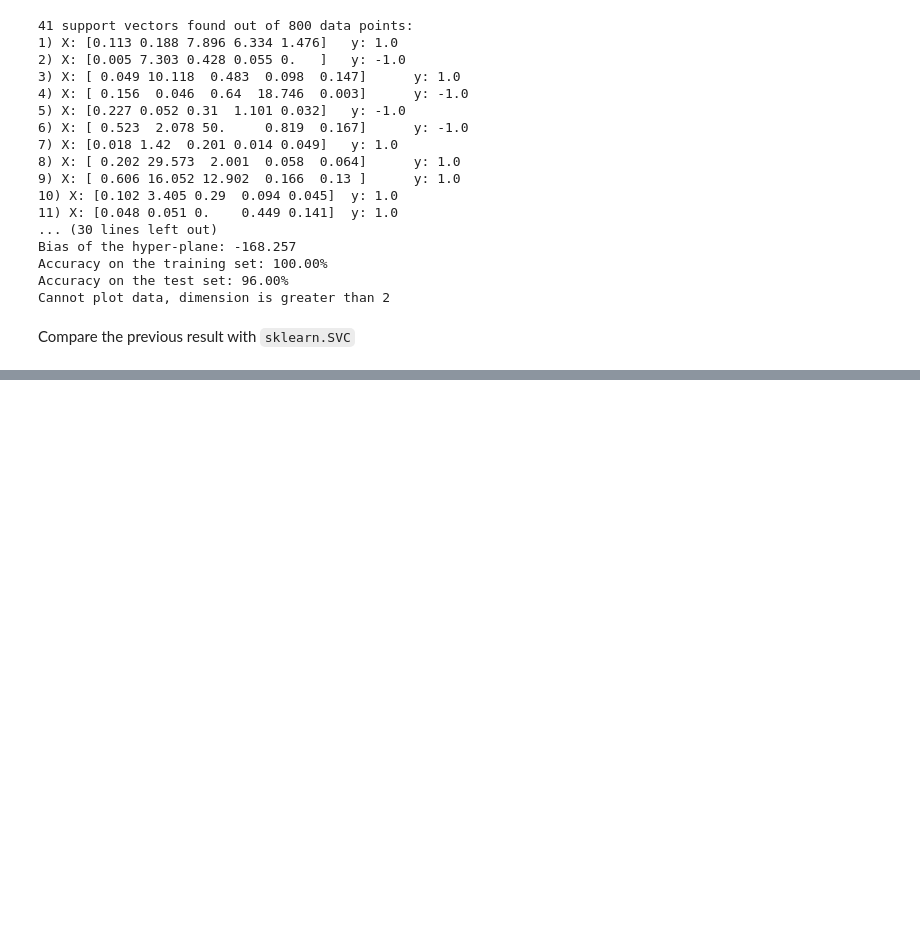
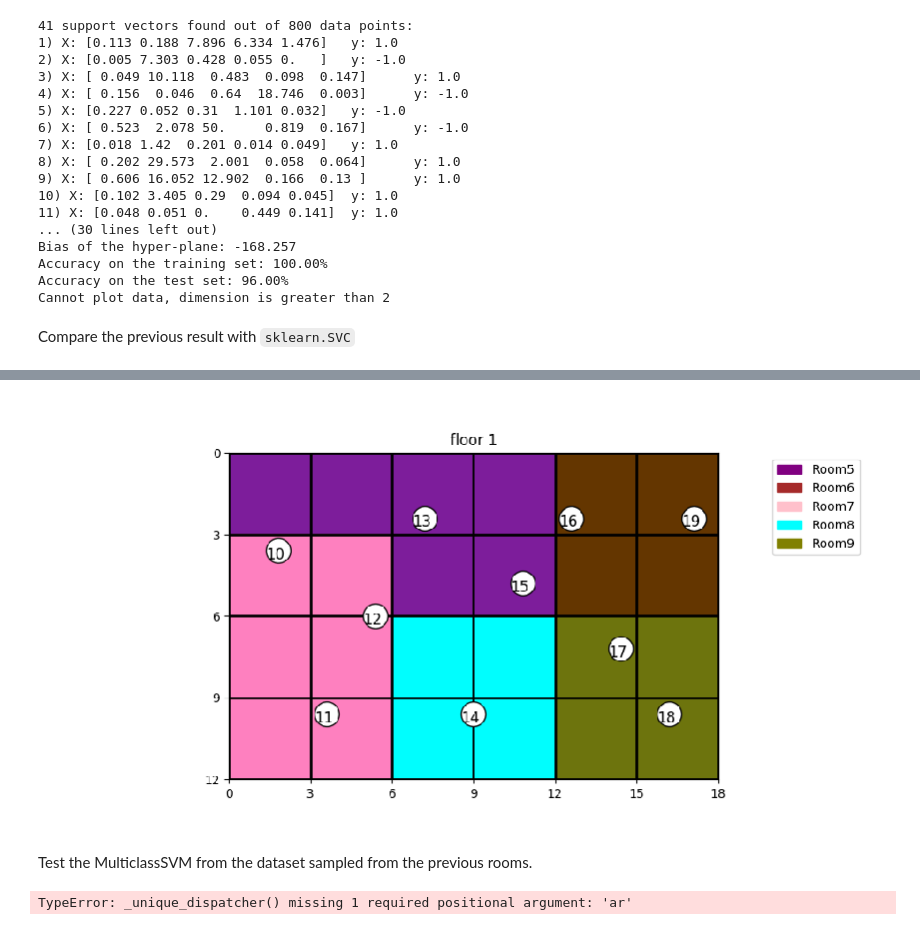
Before and after one commit to nihil21/custom-svm, a Jupyter notebook: custom-svm/svm_usecase.ipynb, the cells around one changed output, grey strips where cells are left out. Cells and saved outputs as stored; diff of their text form; code cells hidden in the pictures; blank space fills up the shorter version.

```diff
--- a/custom-svm/svm_usecase.ipynb
+++ b/custom-svm/svm_usecase.ipynb
@@ -190,0 +208,13 @@ Accuracy on the test set: 86.00%
+# %%
+show_room('data/data_png/10_rooms_floor1.png')
+# %% [output]
+[figure, added]
+# %% [markdown]
+Test the MulticlassSVM from the dataset sampled from the previous rooms.
+# %%
+f_name ="data/data_10_rooms.txt"
+X_train, X_test, y_train, y_test = read_dataset(f_name)
+svm = MulticlassSVM(kernel="rbf")
+fit_and_predict(svm, X_train, X_test, y_train, y_test, True)
+# %% [output]
+TypeError: _unique_dispatcher() missing 1 required positional argument: 'ar'
```
Also changed, not shown: parts of 11 cells of this notebook, 2 other files.
